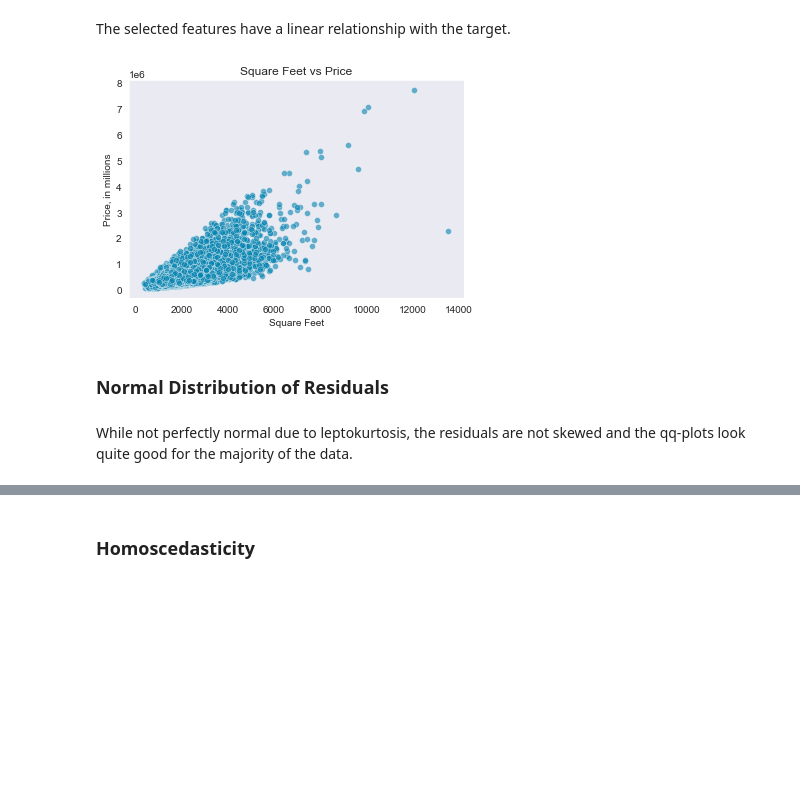
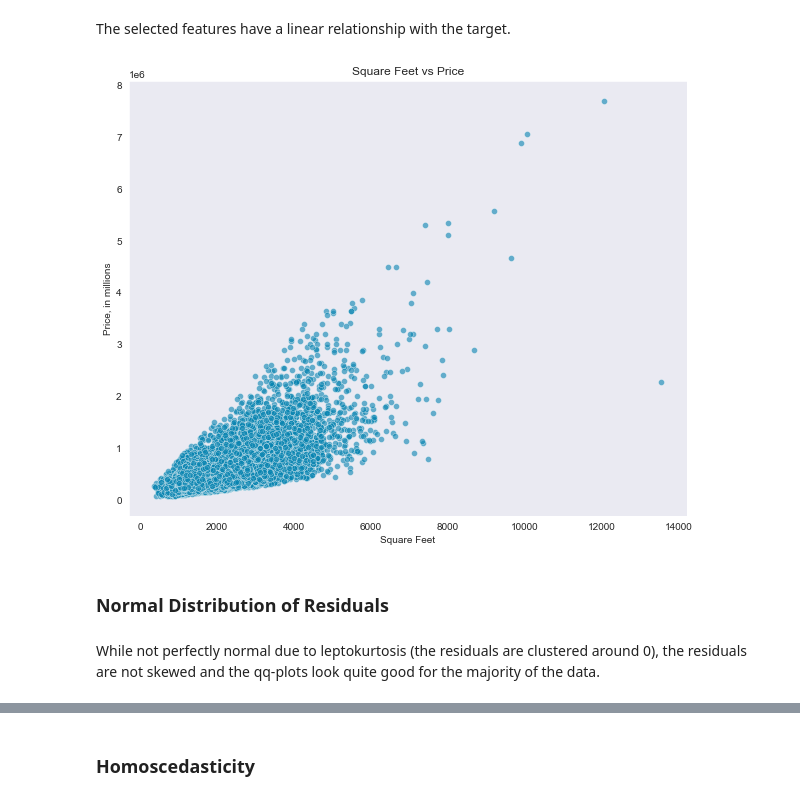
Before and after one commit to larends/dsc-phase-2-project, a Jupyter notebook: Phase 2 Project.ipynb, the cells around one changed output, grey strips where cells are left out. Cells and saved outputs as stored; diff of their text form; code cells hidden in the pictures; blank space fills up the shorter version.

```diff
--- a/Phase 2 Project.ipynb
+++ b/Phase 2 Project.ipynb
@@ -1701,22 +1704,22 @@ The revised model using ordinary least squares is selected because it has a high
 # %% [markdown]
 The selected features have a linear relationship with the target.
 # %%
-fig, ax = plt.subplots(figsize=(6,4))
+fig, ax = plt.subplots(figsize=(10,8))
 sns.scatterplot(
     data=housing,
     x='sqft_living',
     y='price',
     alpha=0.6,
     color=NEUTRAL)
 plt.title('Square Feet vs Price')
 plt.ylabel('Price, in millions')
 plt.xlabel('Square Feet');
 # %% [output]
-[figure, old version]
+[figure, new version]
 # %% [markdown]
 ### Normal Distribution of Residuals
 # %% [markdown]
-While not perfectly normal due to leptokurtosis, the residuals are not skewed and the qq-plots look quite good for the majority of the data.
+While not perfectly normal due to leptokurtosis (the residuals are clustered around 0), the residuals are not skewed and the qq-plots look quite good for the majority of the data.
 # %%
 make_hist(residuals_rev_train, residuals_rev_test)
 # %% [output]
```
Also changed, not shown: parts of 30 cells of this notebook, 21 other files.
